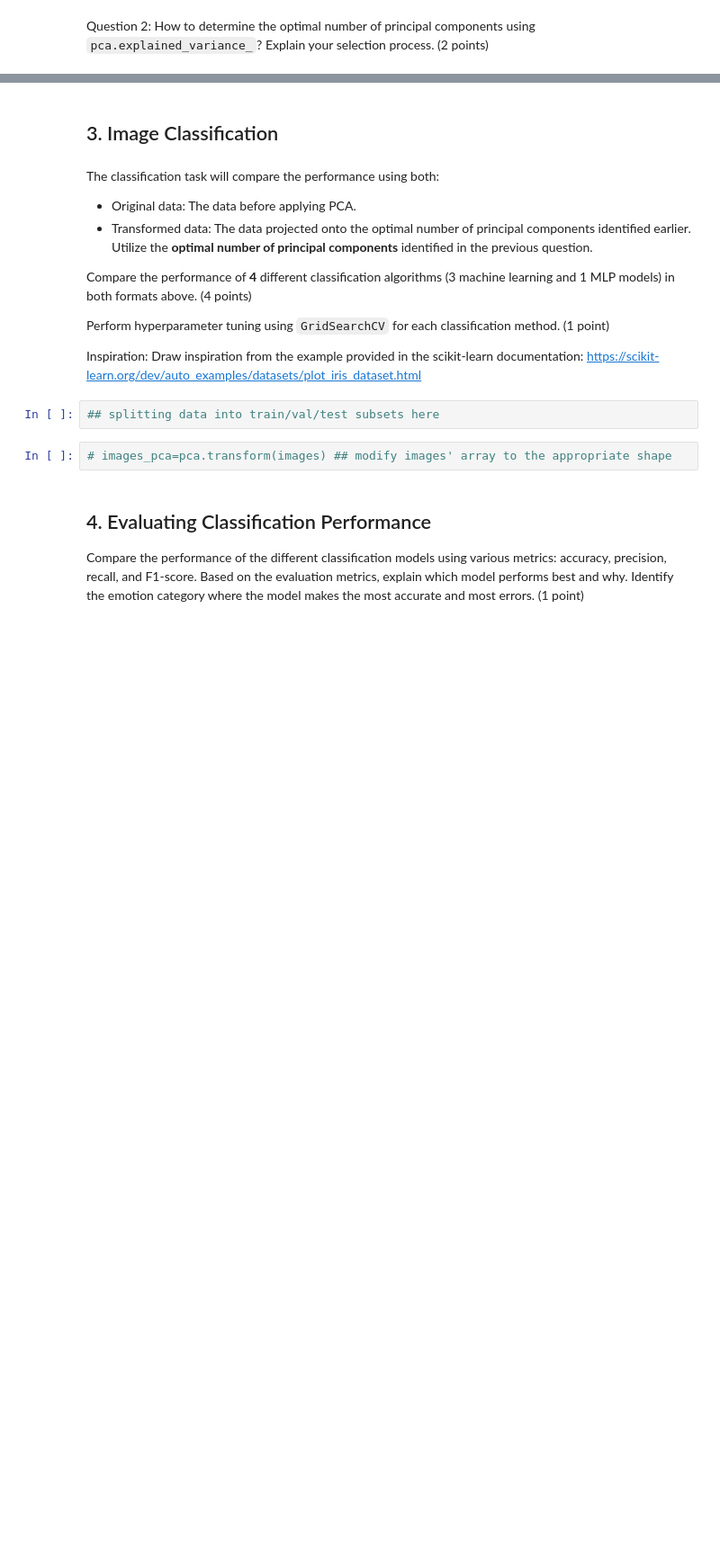
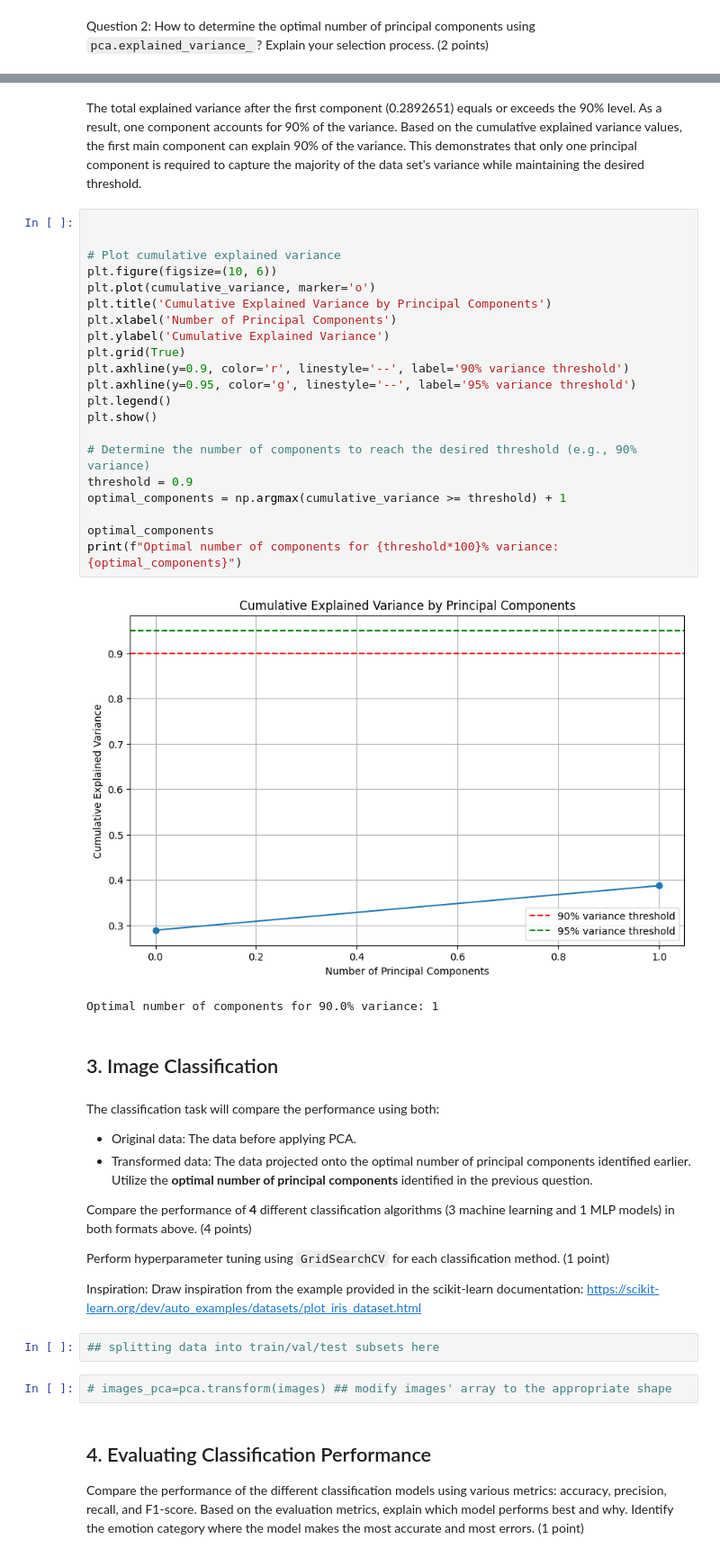
Before and after one commit to taindp98/Fundamental-ML, a Jupyter notebook: notebooks/EDA.ipynb, the cells around one changed output, grey strips where cells are left out. Shown at 90% size. Cells and saved outputs as stored; diff of their text form; blank space fills up the shorter version.

```diff
--- a/notebooks/EDA.ipynb
+++ b/notebooks/EDA.ipynb
@@ -85,3 +152,31 @@ Question 2: How to determine the optimal number of principal components using ``
+# %% [markdown]
+The total explained variance after the first component (0.2892651) equals or exceeds the 90% level.</br>
+As a result, one component accounts for 90% of the variance.</br>
+Based on the cumulative explained variance values, the first main component can explain 90% of the variance. This demonstrates that only one principal component is required to capture the majority of the data set's variance while maintaining the desired threshold.
+# %%
+
+
+# Plot cumulative explained variance
+plt.figure(figsize=(10, 6))
+plt.plot(cumulative_variance, marker='o')
+plt.title('Cumulative Explained Variance by Principal Components')
+plt.xlabel('Number of Principal Components')
+plt.ylabel('Cumulative Explained Variance')
+plt.grid(True)
+plt.axhline(y=0.9, color='r', linestyle='--', label='90% variance threshold')
+plt.axhline(y=0.95, color='g', linestyle='--', label='95% variance threshold')
+plt.legend()
+plt.show()
+
+# Determine the number of components to reach the desired threshold (e.g., 90% variance)
+threshold = 0.9
+optimal_components = np.argmax(cumulative_variance >= threshold) + 1
+
+optimal_components
+print(f"Optimal number of components for {threshold*100}% variance: {optimal_components}")
+# %% [output]
+[figure, added]
+Optimal number of components for 90.0% variance: 1
 # %% [markdown]
 ## 3. Image Classification
 # %% [markdown]
```
Also changed, not shown: parts of 11 cells of this notebook.
